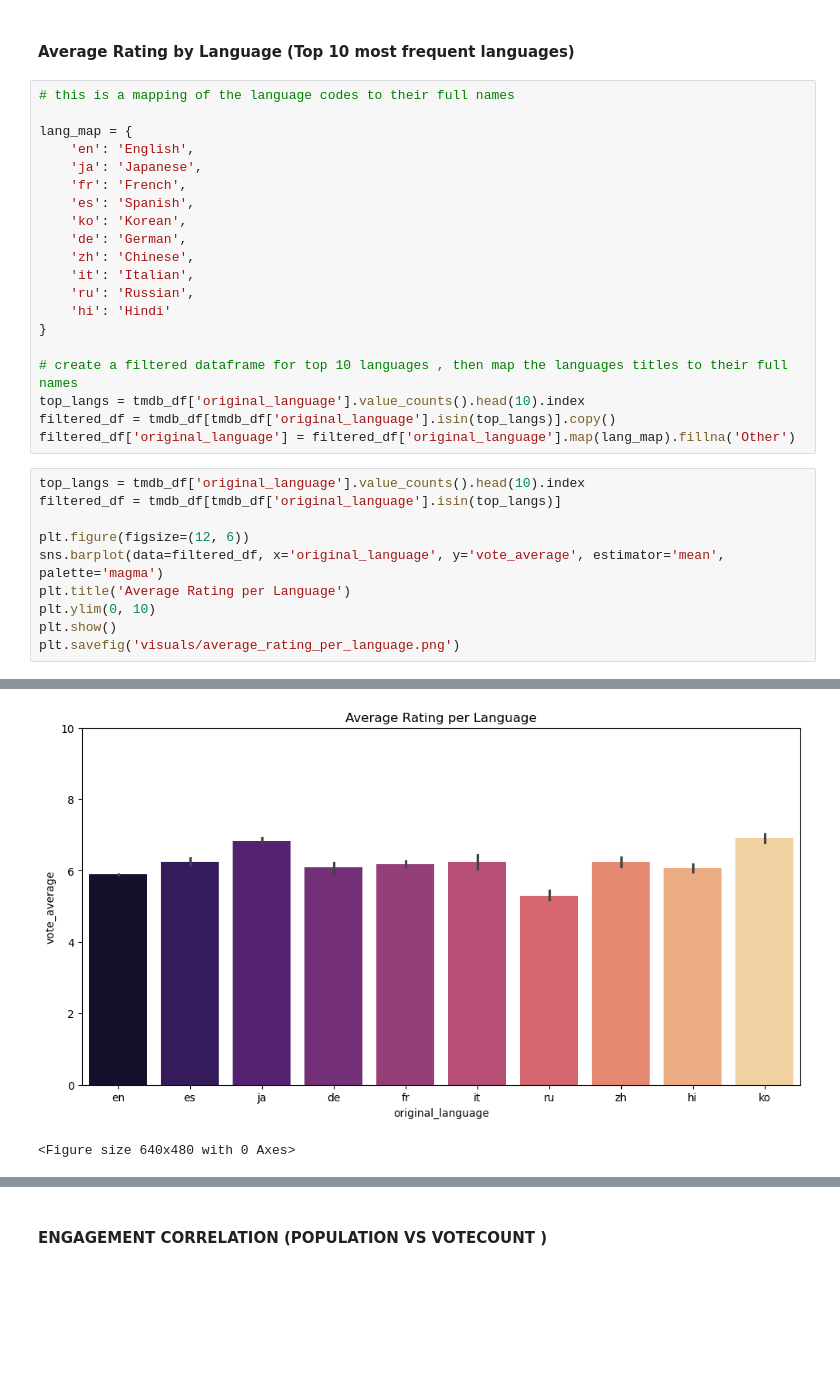
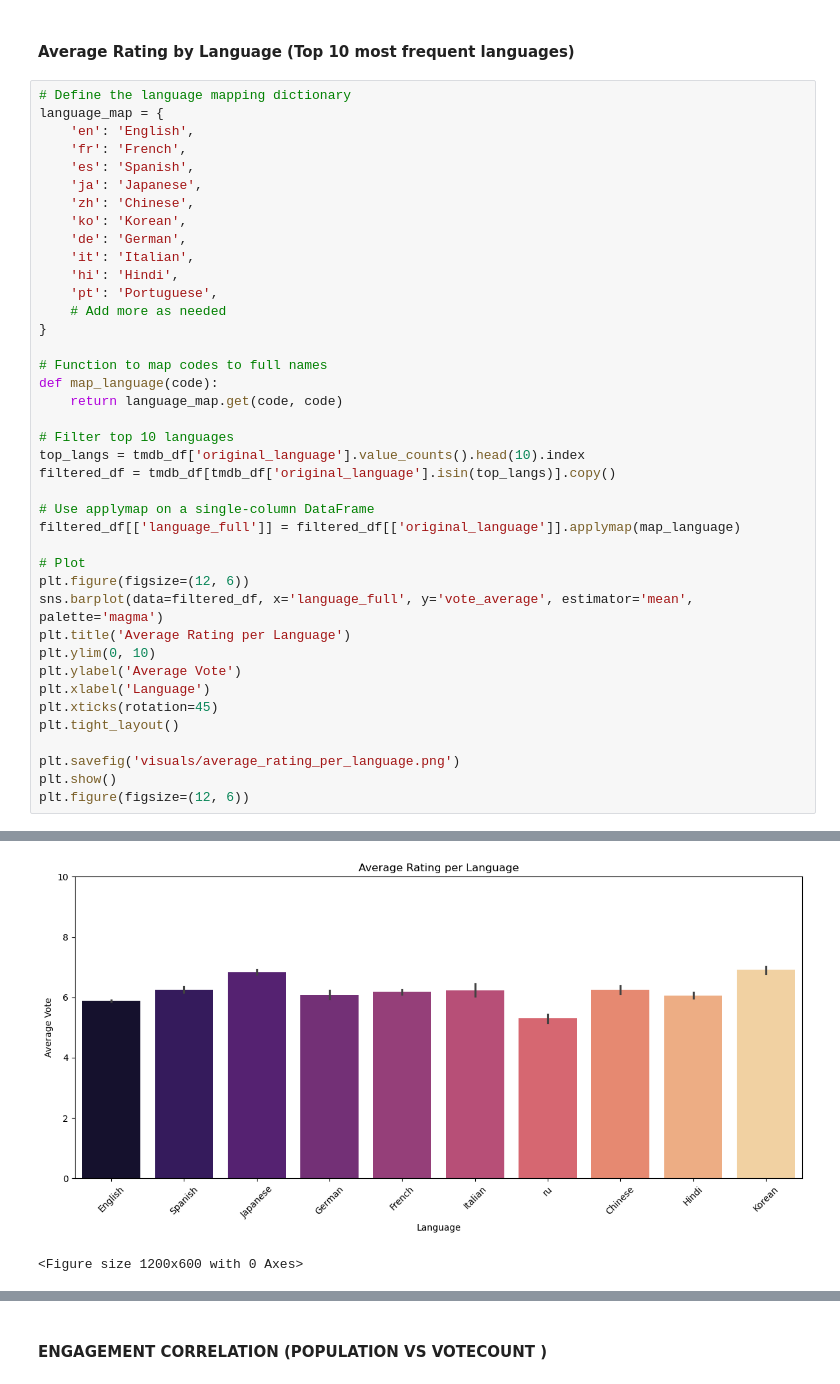
Before and after one commit to Alanmuchiri/Group7---Phase-2, a Jupyter notebook: film_performance(3).ipynb, the cells around one changed output, grey strips where cells are left out. Saved outputs shown, nothing was run; the diff lists cells and outputs as text; blank space fills up the shorter version.

```diff
--- a/film_performance(3).ipynb
+++ b/film_performance(3).ipynb
@@ -805,36 +805,46 @@ plt.savefig('visuals/movie_ratings_distribution.png')
 * Average vote is 6
 # %% [markdown]
 #### Average Rating by Language (Top 10 most frequent languages)
-# %%
-# this is a mapping of the language codes to their full names
-
-lang_map = {
-    'en': 'English',
-    'ja': 'Japanese',
-    'fr': 'French',
-    'es': 'Spanish',
-    'ko': 'Korean',
-    'de': 'German',
-    'zh': 'Chinese',
-    'it': 'Italian',
-    'ru': 'Russian',
-    'hi': 'Hindi'
-}
-
-# create a filtered dataframe for top 10 languages , then map the languages titles to their full names
-top_langs = tmdb_df['original_language'].value_counts().head(10).index
-filtered_df = tmdb_df[tmdb_df['original_language'].isin(top_langs)].copy()
-filtered_df['original_language'] = filtered_df['original_language'].map(lang_map).fillna('Other')
 # %%
+# Define the language mapping dictionary
+language_map = {
+    'en': 'English',
+    'fr': 'French',
+    'es': 'Spanish',
+    'ja': 'Japanese',
+    'zh': 'Chinese',
+    'ko': 'Korean',
+    'de': 'German',
+    'it': 'Italian',
+    'hi': 'Hindi',
+    'pt': 'Portuguese',
+    # Add more as needed
+}
+
+# Function to map codes to full names
+def map_language(code):
+    return language_map.get(code, code)
+
+# Filter top 10 languages
 top_langs = tmdb_df['original_language'].value_counts().head(10).index
-filtered_df = tmdb_df[tmdb_df['original_language'].isin(top_langs)]
+filtered_df = tmdb_df[tmdb_df['original_language'].isin(top_langs)].copy()
 
+# Use applymap on a single-column DataFrame
+filtered_df[['language_full']] = filtered_df[['original_language']].applymap(map_language)
+
+# Plot
 plt.figure(figsize=(12, 6))
-sns.barplot(data=filtered_df, x='original_language', y='vote_average', estimator='mean', palette='magma')
+sns.barplot(data=filtered_df, x='language_full', y='vote_average', estimator='mean', palette='magma')
 plt.title('Average Rating per Language')
 plt.ylim(0, 10)
+plt.ylabel('Average Vote')
+plt.xlabel('Language')
+plt.xticks(rotation=45)
+plt.tight_layout()
+
+plt.savefig('visuals/average_rating_per_language.png')
 plt.show()
-plt.savefig('visuals/average_rating_per_language.png')
+plt.figure(figsize=(12, 6))
 # %% [output]
 Passing `palette` without assigning `hue` is deprecated and will be removed in v0.14.0. Assign the `x` variable to `hue` and set `legend=False` for the same effect.
 
@@ -842,2 +852,2 @@ Passing `palette` without assigning `hue` is deprecated and will be removed in v
-[figure, old version]
+[figure, new version]
-<Figure size 640x480 with 0 Axes>
+<Figure size 1200x600 with 0 Axes>
```
Also changed, not shown: parts of 1 cell of this notebook.
